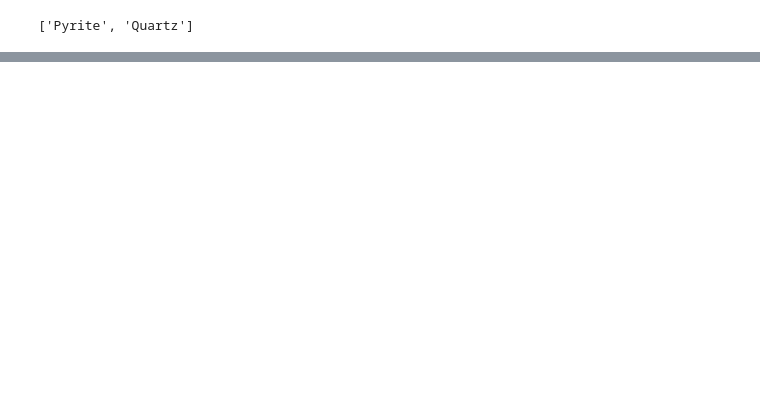
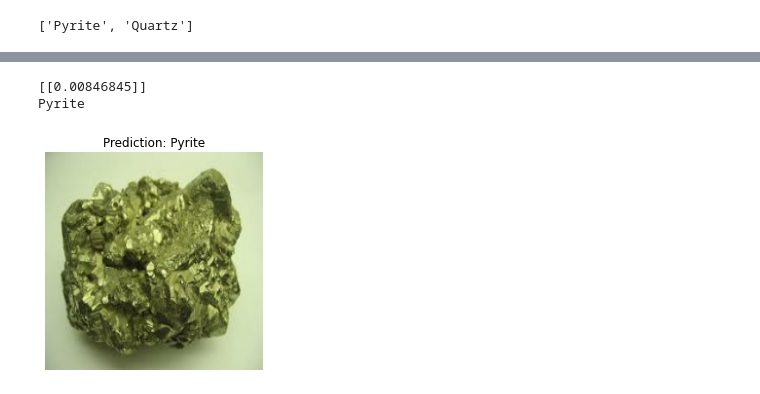
Before and after one commit to leogalbu/Mineral-Rocks-Image-Classification, a Jupyter notebook: Model_1_Quartz_Pyrite_Binary.ipynb, the cells around one changed output, grey strips where cells are left out. Saved outputs shown, nothing was run; the diff lists cells and outputs as text; code cells hidden in the pictures; blank space fills up the shorter version.

```diff
--- a/Model_1_Quartz_Pyrite_Binary.ipynb
+++ b/Model_1_Quartz_Pyrite_Binary.ipynb
@@ -340,0 +342,6 @@ Pyrite
+# %%
+pred_and_plot(model_1_baseline, "pyrite_3.jpg", class_names)
+# %% [output]
+[[0.00846845]]
+Pyrite
+[figure, added]
```
Also changed, not shown: parts of 12 cells of this notebook.
